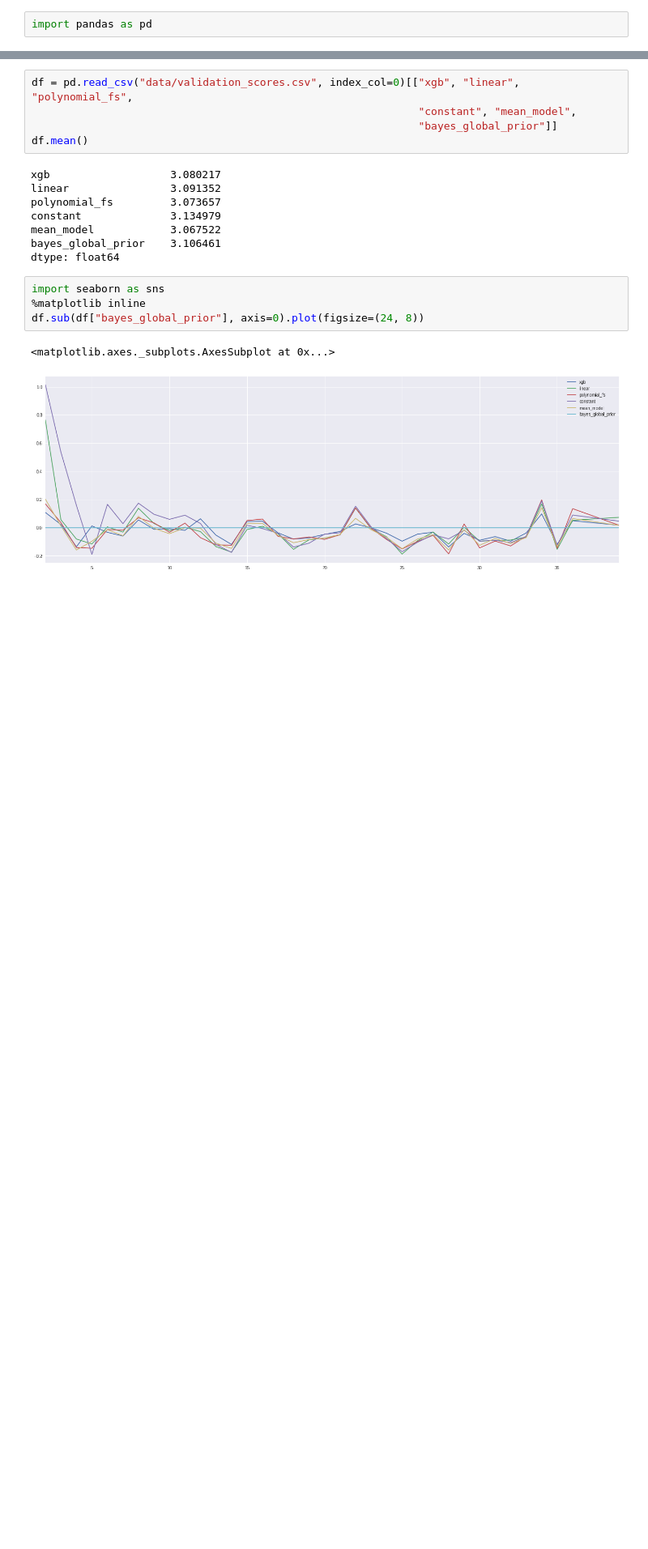
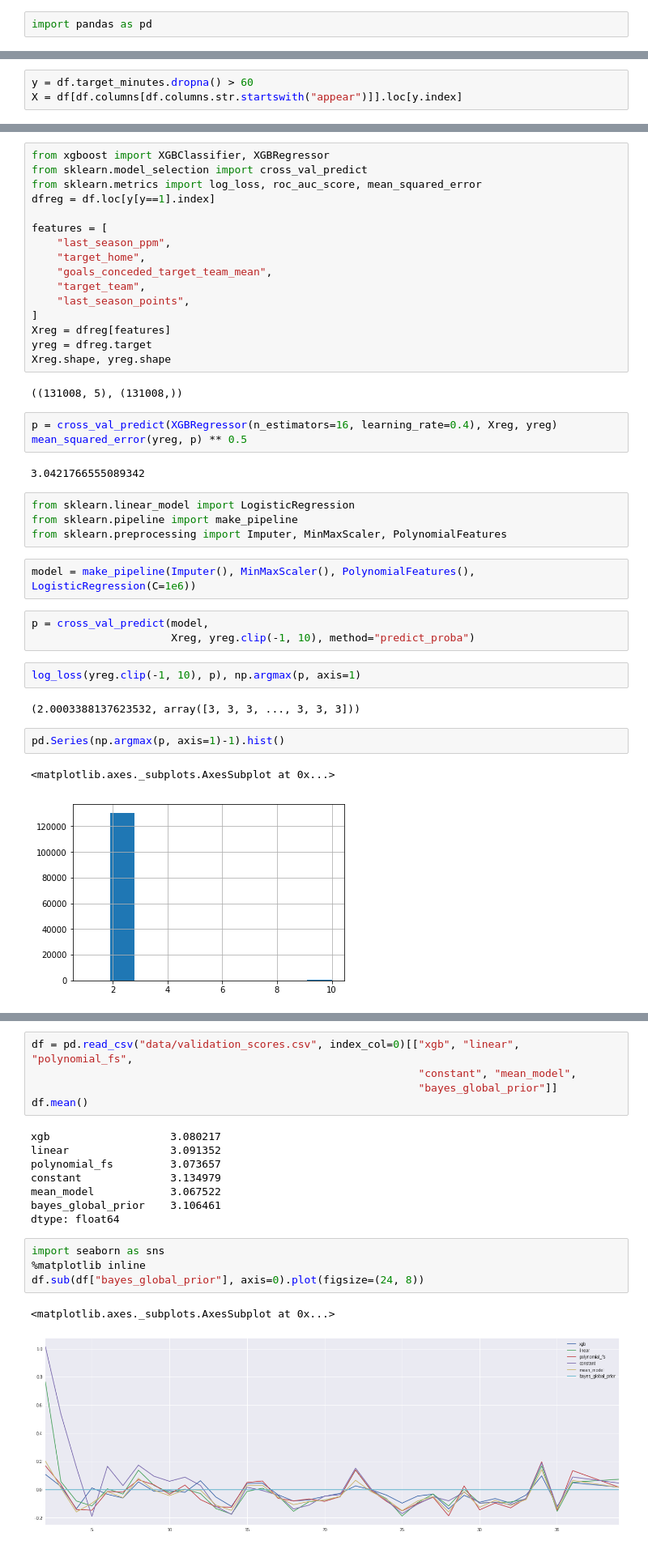
Before and after one commit to joconnor-ml/forecasting-fantasy-football, a Jupyter notebook: Untitled.ipynb, the cells around one changed output, grey strips where cells are left out. Shown at 81% size. Saved outputs shown, nothing was run; the diff lists cells and outputs as text; blank space fills up the shorter version.

```diff
--- a/Untitled.ipynb
+++ b/Untitled.ipynb
@@ -2,0 +22,3 @@ import pandas as pd
+# %%
+y = df.target_minutes.dropna() > 60
+X = df[df.columns[df.columns.str.startswith("appear")]].loc[y.index]
@@ -2,0 +33,41 @@ import pandas as pd
+# %%
+from xgboost import XGBClassifier, XGBRegressor
+from sklearn.model_selection import cross_val_predict
+from sklearn.metrics import log_loss, roc_auc_score, mean_squared_error
+dfreg = df.loc[y[y==1].index]
+
+features = [
+    "last_season_ppm",
+    "target_home",
+    "goals_conceded_target_team_mean",
+    "target_team",
+    "last_season_points",
+]
+Xreg = dfreg[features]
+yreg = dfreg.target
+Xreg.shape, yreg.shape
+# %% [output]
+((131008, 5), (131008,))
+# %%
+p = cross_val_predict(XGBRegressor(n_estimators=16, learning_rate=0.4), Xreg, yreg)
+mean_squared_error(yreg, p) ** 0.5
+# %% [output]
+3.0421766555089342
+# %%
+from sklearn.linear_model import LogisticRegression
+from sklearn.pipeline import make_pipeline
+from sklearn.preprocessing import Imputer, MinMaxScaler, PolynomialFeatures
+# %%
+model = make_pipeline(Imputer(), MinMaxScaler(), PolynomialFeatures(), LogisticRegression(C=1e6))
+# %%
+p = cross_val_predict(model,
+                      Xreg, yreg.clip(-1, 10), method="predict_proba")
+# %%
+log_loss(yreg.clip(-1, 10), p), np.argmax(p, axis=1)
+# %% [output]
+(2.0003388137623532, array([3, 3, 3, ..., 3, 3, 3]))
+# %%
+pd.Series(np.argmax(p, axis=1)-1).hist()
+# %% [output]
+<matplotlib.axes._subplots.AxesSubplot at 0x...>
+[figure, added]
```
Also changed, not shown: parts of 9 cells of this notebook, 6 other files.
